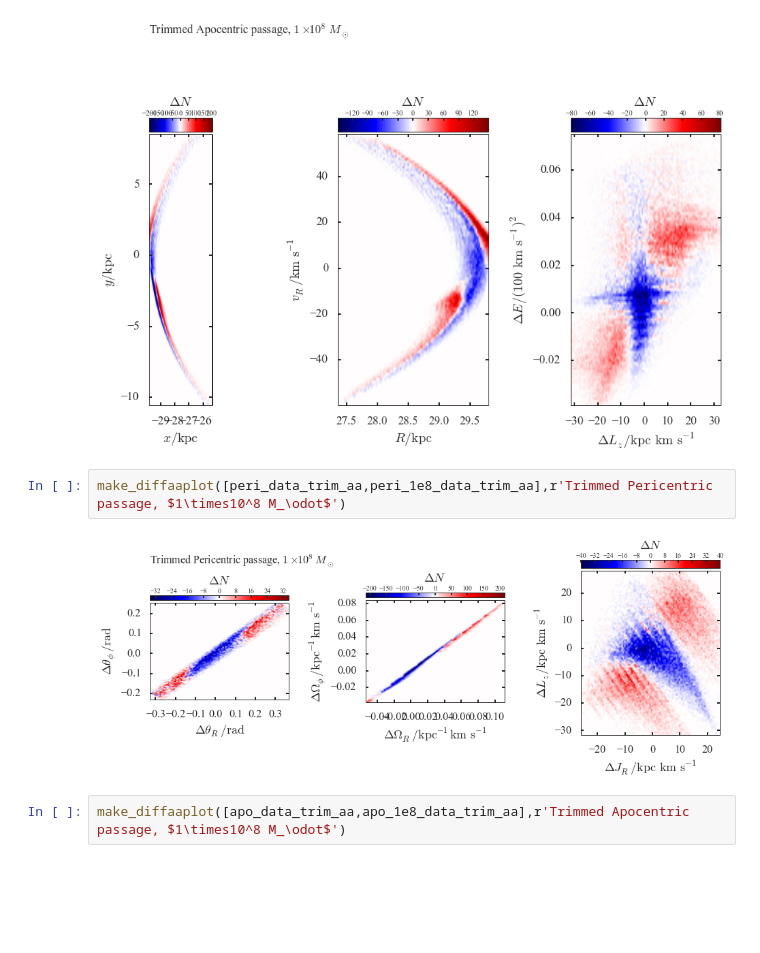
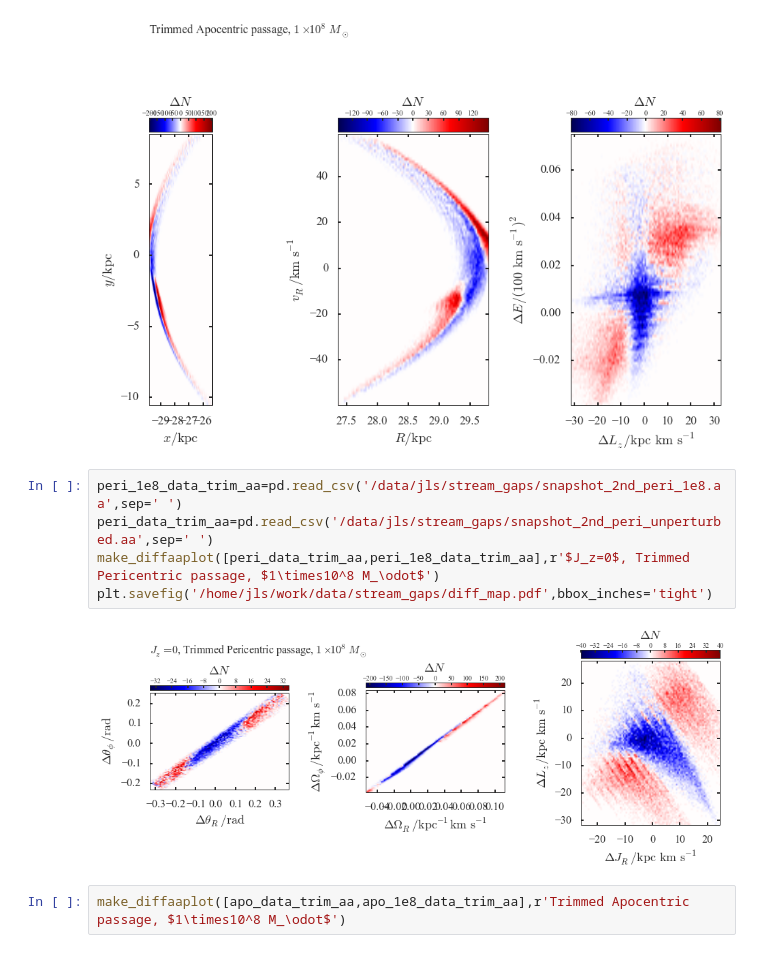
Before and after one commit to jobovy/streamgap-aa, a Jupyter notebook: py/GapsAngleFreq.ipynb, the cells around one changed output. Saved outputs shown, nothing was run; the diff lists cells and outputs as text; blank space fills up the shorter version.

```diff
--- a/py/GapsAngleFreq.ipynb
+++ b/py/GapsAngleFreq.ipynb
@@ -305,10 +303,13 @@ make_diffplot([peri_data_trim_aa,peri_1e8_data_trim_aa],r'Trimmed Pericentric pa
 make_diffplot([apo_data_trim_aa,apo_1e8_data_trim_aa],r'Trimmed Apocentric passage, $1\times10^8 M_\odot$')
 # %% [output]
 [figure]
-# %%
-make_diffaaplot([peri_data_trim_aa,peri_1e8_data_trim_aa],r'Trimmed Pericentric passage, $1\times10^8 M_\odot$')
-# %% [output]
-[figure, removed]
+# %%
+peri_1e8_data_trim_aa=pd.read_csv('/data/jls/stream_gaps/snapshot_2nd_peri_1e8.aa',sep=' ')
+peri_data_trim_aa=pd.read_csv('/data/jls/stream_gaps/snapshot_2nd_peri_unperturbed.aa',sep=' ')
+make_diffaaplot([peri_data_trim_aa,peri_1e8_data_trim_aa],r'$J_z=0$, Trimmed Pericentric passage, $1\times10^8 M_\odot$')
+plt.savefig('/home/jls/work/data/stream_gaps/diff_map.pdf',bbox_inches='tight')
+# %% [output]
+[figure, added]
 # %%
 make_diffaaplot([apo_data_trim_aa,apo_1e8_data_trim_aa],r'Trimmed Apocentric passage, $1\times10^8 M_\odot$')
 # %% [output]
```
Also changed, not shown: parts of 3 cells of this notebook, 1 other file.
